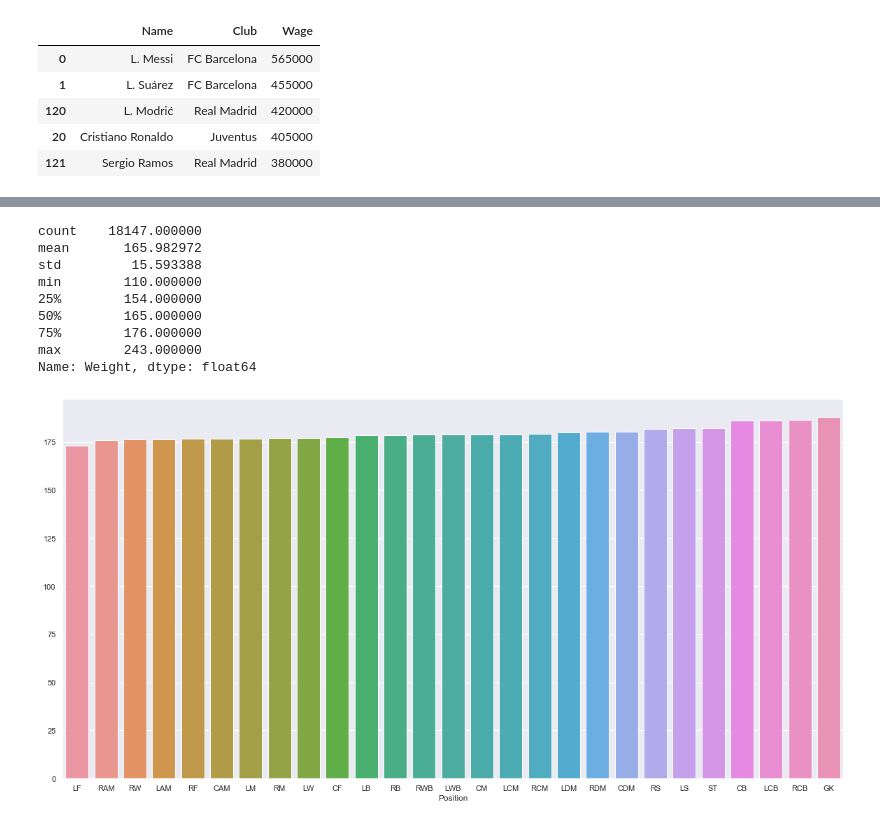
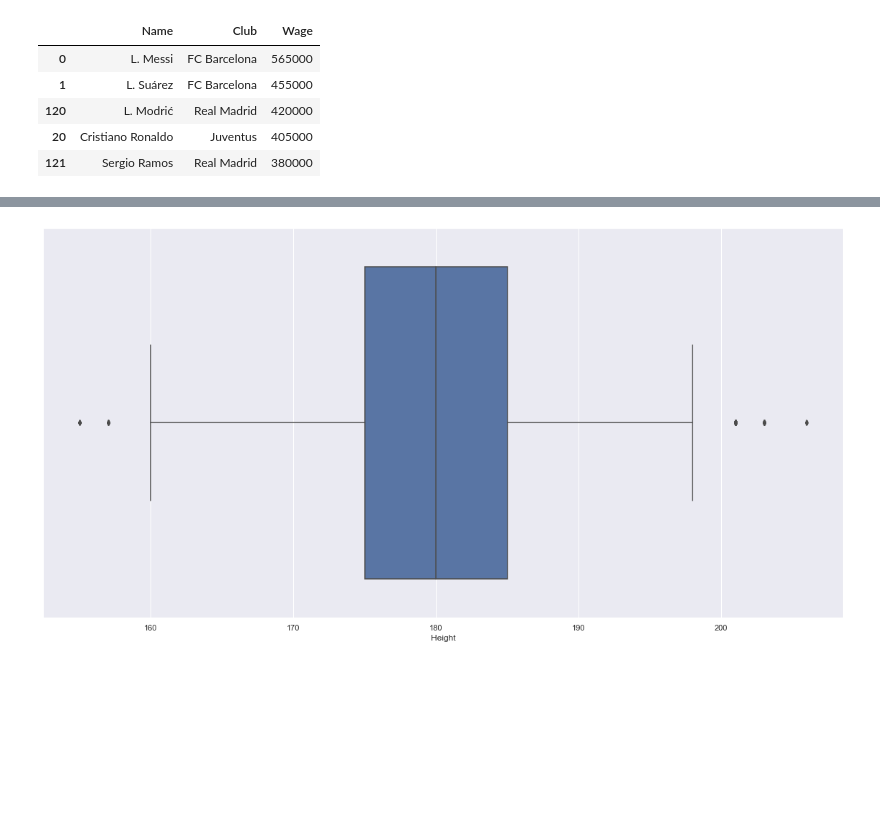
Before and after one commit to Sricharan2402/DataVis_notebooks, a Jupyter notebook: FIFA-19/FIFA.ipynb, the cells around one changed output, grey strips where cells are left out. Cells and saved outputs as stored; diff of their text form; code cells hidden in the pictures; blank space fills up the shorter version.

```diff
--- a/FIFA-19/FIFA.ipynb
+++ b/FIFA-19/FIFA.ipynb
@@ -283,21 +289,9 @@ sns.boxplot(fifa['Weight'], ax=ax)
 [figure]
-# %%
-fifa['Weight'].describe()
-# %% [output]
-count    18147.000000
-mean       165.982972
-std         15.593388
-min        110.000000
-25%        154.000000
-50%        165.000000
-75%        176.000000
-max        243.000000
-Name: Weight, dtype: float64
+# %%
+fig, ax = subplts(20,10)
+sns.boxplot(fifa['Height'], ax=ax);
+# %% [output]
+[figure, added]
 # %%
 height_mean = fifa.groupby('Position')['Height'].mean()
 height_mean.sort_values(inplace = True)
-# %%
-fig, ax = subplts(20,10)
-sns.barplot(x = height_mean.index, y = height_mean.values, ax=ax);
-# %% [output]
-[figure, removed]
```
Also changed, not shown: parts of 14 cells of this notebook.
